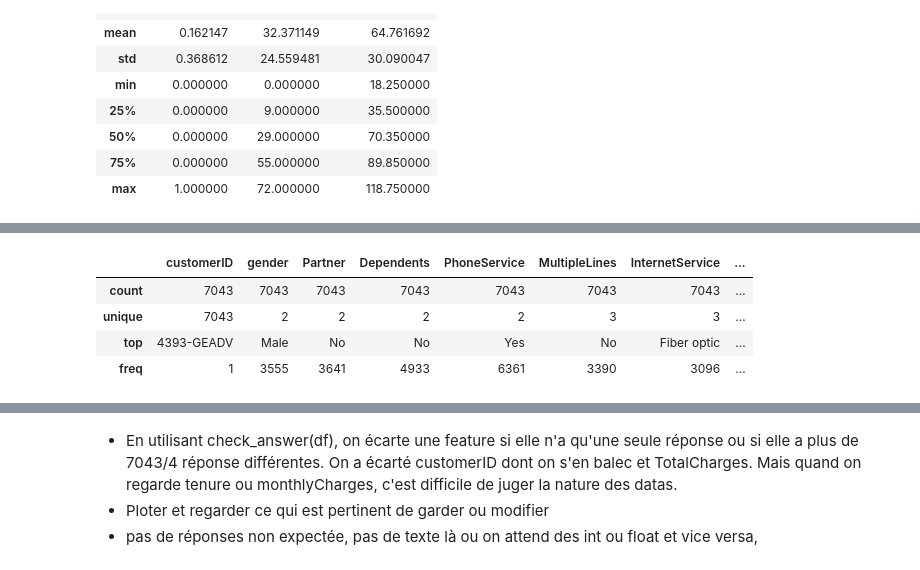
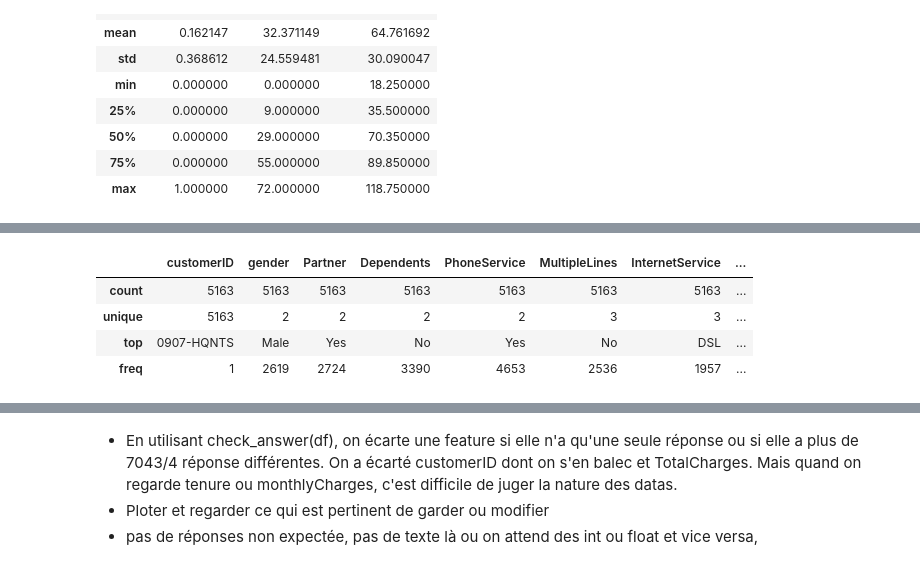
Before and after one commit to JulesTriomphe/dsip, a Jupyter notebook: PS1/ps01.ipynb, the cells around one changed output, grey strips where cells are left out. Cells and saved outputs as stored; diff of their text form; code cells hidden in the pictures.

```diff
--- a/PS1/ps01.ipynb
+++ b/PS1/ps01.ipynb
@@ -39,0 +98,4 @@ clients_df.describe()
+# %%
+clients_df = pd.read_csv('customers.csv')
+clients_df = clients_df[clients_df['TotalCharges'] != ' ']
+clients_df.TotalCharges = clients_df.TotalCharges.astype('float')
@@ -39,0 +106,2 @@ clients_df.describe()
+# %%
+clients_df_loyal = clients_df[clients_df['Churn'] != 'Yes']
@@ -40,9 +118,9 @@ clients_df.describe()
 # %%
-clients_df.describe(include = ['O'])
+clients_df_loyal.describe(include = ['O'])
 # %% [output]
 |  | customerID | gender | Partner | Dependents | PhoneService | MultipleLines | InternetService | ... |
-| count | 7043 | 7043 | 7043 | 7043 | 7043 | 7043 | 7043 | ... |
-| unique | 7043 | 2 | 2 | 2 | 2 | 3 | 3 | ... |
-| top | 4393-GEADV | Male | No | No | Yes | No | Fiber optic | ... |
-| freq | 1 | 3555 | 3641 | 4933 | 6361 | 3390 | 3096 | ... |
+| count | 5163 | 5163 | 5163 | 5163 | 5163 | 5163 | 5163 | ... |
+| unique | 5163 | 2 | 2 | 2 | 2 | 3 | 3 | ... |
+| top | 0907-HQNTS | Male | Yes | No | Yes | No | DSL | ... |
+| freq | 1 | 2619 | 2724 | 3390 | 4653 | 2536 | 1957 | ... |
 # %% [markdown]
```
Also changed, not shown: parts of 25 cells of this notebook.
